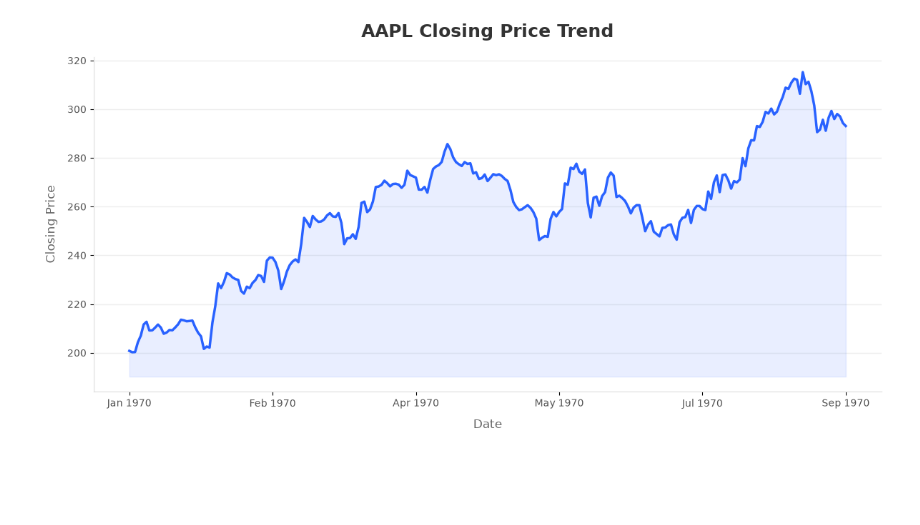
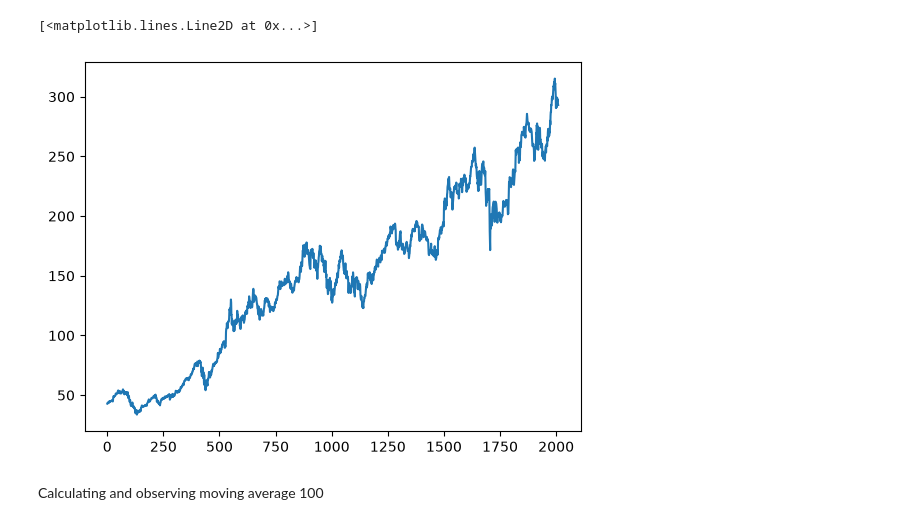
Before and after one commit to Subhadip-cloudCoder/Stock-Price-Predtiction-Model, a Jupyter notebook: notebook/main.ipynb, the cells around one changed output. Saved outputs shown, nothing was run; the diff lists cells and outputs as text; code cells hidden in the pictures; blank space fills up the shorter version.

```diff
--- a/notebook/main.ipynb
+++ b/notebook/main.ipynb
@@ -87,29 +53,7 @@ Observing graph for the close price of the stock
-# %%
-plt.style.use('default')
-fig, ax = plt.subplots(figsize=(12, 6), facecolor='white')
-ax.set_facecolor('white')
-
-ax.plot(df.index, df['Close'], color='#2962ff', linewidth=2.5, label='Close Price')
-
-ax.fill_between(df.index, df['Close'], df['Close'].min() * 0.95, color='#2962ff', alpha=0.1)
-
-ax.spines['top'].set_visible(False)
-ax.spines['right'].set_visible(False)
-ax.spines['left'].set_color('#dddddd')
-ax.spines['bottom'].set_color('#dddddd')
-
-ax.grid(axis='y', color='#eeeeee', linestyle='-', linewidth=1)
-ax.set_axisbelow(True)
-
-ax.xaxis.set_major_formatter(mdates.DateFormatter('%b %Y')) # e.g., "Jan 2024"
-plt.xticks(rotation=0, color='#555555')
-plt.yticks(color='#555555')
-
-plt.title(f'{stock} Closing Price Trend', fontsize=18, fontweight='bold', pad=20, color='#333333')
-plt.xlabel('Date', fontsize=12, labelpad=10, color='#666666')
-plt.ylabel('Closing Price', fontsize=12, labelpad=10, color='#666666')
-
-plt.tight_layout()
-plt.show()
-# %% [output]
-[figure, removed]
+# %%
+plt.plot(df.Close)
+# %% [output]
+[<matplotlib.lines.Line2D at 0x...>]
+[figure, added]
+# %% [markdown]
+Calculating and observing moving average 100
```
Also changed, not shown: parts of 15 cells of this notebook.
